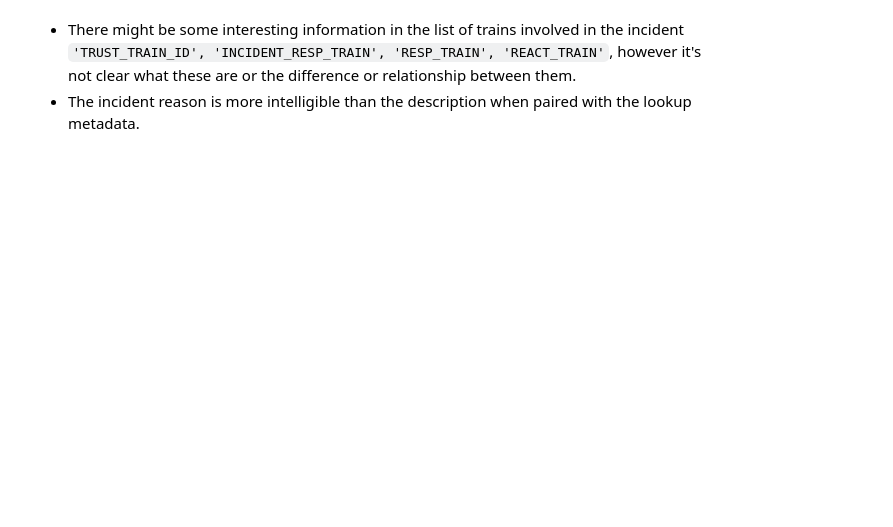
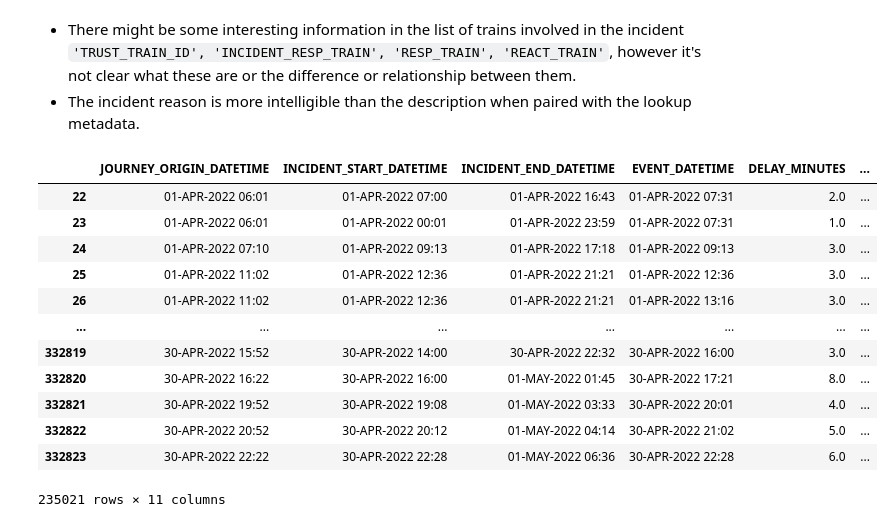
Before and after one commit to yuchen-shang/train-delays, a Jupyter notebook: notebooks/01-initial-explore.ipynb, the cells around one changed output. Drawn from its saved outputs; the diff is of its cells as text; code cells hidden in the pictures; blank space fills up the shorter version.

```diff
--- a/notebooks/01-initial-explore.ipynb
+++ b/notebooks/01-initial-explore.ipynb
@@ -239,3 +239,27 @@ passenger_train_data[remaining_columns].sample(n=10)
 # %% [markdown]
 - There might be some interesting information in the list of trains involved in the incident `'TRUST_TRAIN_ID', 'INCIDENT_RESP_TRAIN', 'RESP_TRAIN', 'REACT_TRAIN'`, however it's not clear what these are or the difference or relationship between them.
 - The incident reason is more intelligible than the description when paired with the lookup metadata.
+# %%
+columns_to_keep.extend(['TOC_CODE', 'INCIDENT_REASON', 'EVENT_TYPE'])
+# %%
+selected_data = passenger_train_data[columns_to_keep]
+# %%
+rename.update({'PLANNED_ORIGIN_WTT_DATETIME': 'JOURNEY_ORIGIN_DATETIME',
+               'TOC_CODE' : 'TOC',
+               'PFPI_MINUTES': 'DELAY_MINUTES'})
+# %%
+selected_data.rename(rename, axis=1)
+# %% [output]
+|  | JOURNEY_ORIGIN_DATETIME | INCIDENT_START_DATETIME | INCIDENT_END_DATETIME | EVENT_DATETIME | DELAY_MINUTES | ... |
+| 22 | 01-APR-2022 06:01 | 01-APR-2022 07:00 | 01-APR-2022 16:43 | 01-APR-2022 07:31 | 2.0 | ... |
+| 23 | 01-APR-2022 06:01 | 01-APR-2022 00:01 | 01-APR-2022 23:59 | 01-APR-2022 07:31 | 1.0 | ... |
+| 24 | 01-APR-2022 07:10 | 01-APR-2022 09:13 | 01-APR-2022 17:18 | 01-APR-2022 09:13 | 3.0 | ... |
+| 25 | 01-APR-2022 11:02 | 01-APR-2022 12:36 | 01-APR-2022 21:21 | 01-APR-2022 12:36 | 3.0 | ... |
+| 26 | 01-APR-2022 11:02 | 01-APR-2022 12:36 | 01-APR-2022 21:21 | 01-APR-2022 13:16 | 3.0 | ... |
+| ... | ... | ... | ... | ... | ... | ... |
+| 332819 | 30-APR-2022 15:52 | 30-APR-2022 14:00 | 30-APR-2022 22:32 | 30-APR-2022 16:00 | 3.0 | ... |
+| 332820 | 30-APR-2022 16:22 | 30-APR-2022 16:00 | 01-MAY-2022 01:45 | 30-APR-2022 17:21 | 8.0 | ... |
+| 332821 | 30-APR-2022 19:52 | 30-APR-2022 19:08 | 01-MAY-2022 03:33 | 30-APR-2022 20:01 | 4.0 | ... |
+| 332822 | 30-APR-2022 20:52 | 30-APR-2022 20:12 | 01-MAY-2022 04:14 | 30-APR-2022 21:02 | 5.0 | ... |
+| 332823 | 30-APR-2022 22:22 | 30-APR-2022 22:28 | 01-MAY-2022 06:36 | 30-APR-2022 22:28 | 6.0 | ... |
+235021 rows × 11 columns
```
